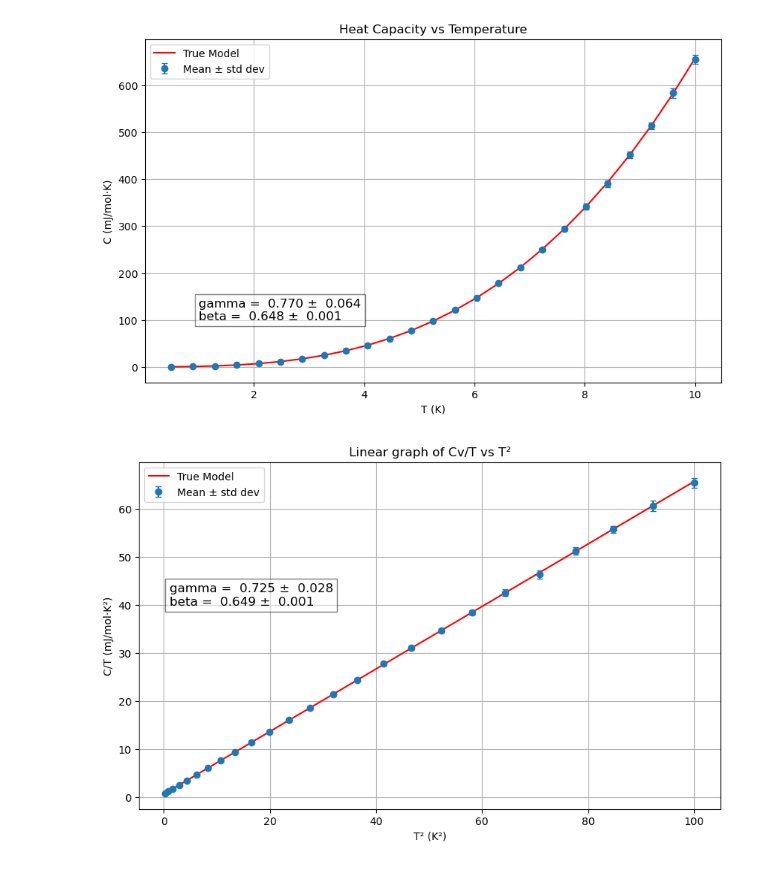
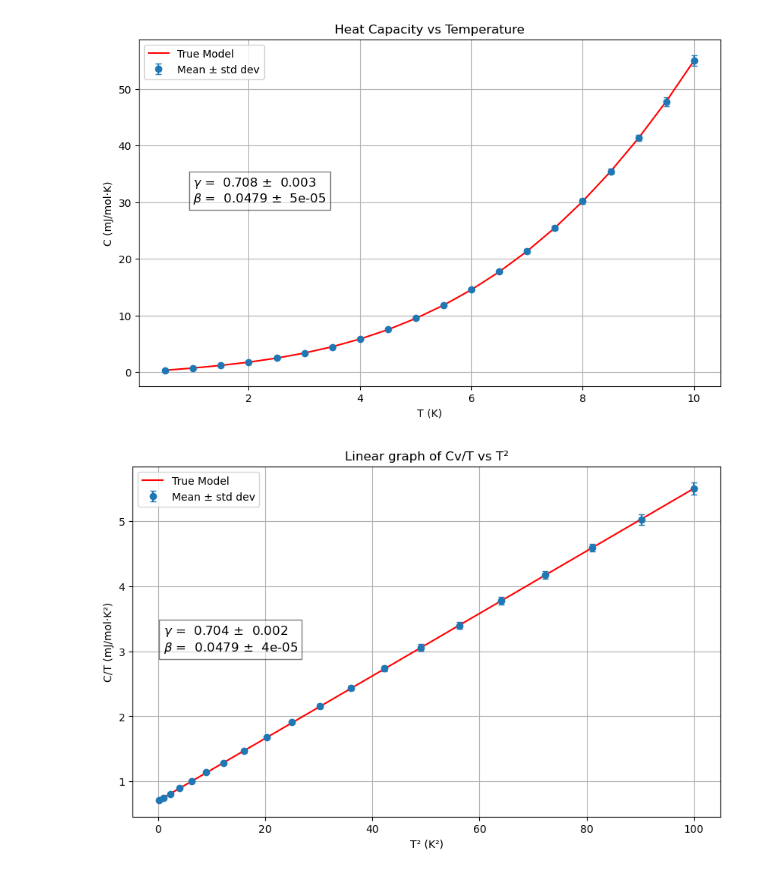
Before and after one commit to amart33/phys381-final-project-Antonio-Martinez, a Jupyter notebook: Heat_Capacity_Simulation.ipynb, the cells around one changed output. Drawn from its saved outputs; the diff is of its cells as text; code cells hidden in the pictures.

```diff
--- a/Heat_Capacity_Simulation.ipynb
+++ b/Heat_Capacity_Simulation.ipynb
@@ -31,7 +31,7 @@ plt.show()
 # %%
 #Simulation of Copper with just added random noise
 T = np.linspace(0.5, 10, 200)
-C = heat(T, 0.70, 0.65)
+C = heat(T, 0.70, 4.8E-2)
 Cv= C + np.random.normal(0, 0.015*C)
 C_T= C/T
 
@@ -62,8 +62,8 @@ plt.show()
 # %%
 #Repeated trials like an experiment
 gamma = 0.70
-beta = 0.65
-n= 25
+beta = 4.8E-2
+n= 20
 T = np.linspace(0.5, 10, n)
 
 
@@ -93,38 +93,38 @@ CvT_mean = np.array(CvT_mean)
 CvT_std = np.array(CvT_std)
 
 #Curve Fits
-popt1, pcov1 = curve_fit(heat, T, Cv_mean, p0 = [1, 1])
-popt2, pcov2 = curve_fit(C_over_T, T, CvT_mean, p0 = [1, 1])
+popt1, pcov1 = curve_fit(heat, T, Cv_mean, p0 = [.5, .5])
+popt2, pcov2 = curve_fit(C_over_T, T, CvT_mean, p0 = [.5, .5])
 
 gamma1_fit, beta1_fit = popt1
 gamma1_err, beta1_err = np.sqrt(np.diag(pcov1))
 
 gamma2_fit, beta2_fit = popt2
 gamma2_err, beta2_err = np.sqrt(np.diag(pcov2))
 
 plt.figure(figsize=(10, 6))
 plt.errorbar(T, Cv_mean, yerr=Cv_std, fmt='o', capsize=3, label="Mean ± std dev")
 plt.plot(T, heat(T, gamma, beta), label="True Model", color='red')
 plt.xlabel("T (K)")
 plt.ylabel("C (mJ/mol·K)")
 plt.title("Heat Capacity vs Temperature")
-fit_text = f'gamma = {gamma1_fit: .3f} ± {gamma1_err: .3f}\nbeta = {beta1_fit: .3f} ± {beta1_err: .3f}'
-plt.text(1, 100, fit_text, fontsize=12, bbox=dict(facecolor='white', alpha=0.5, edgecolor = 'black'))
+fit_text = f'$\\gamma$ = {gamma1_fit: .3} ± {gamma1_err: .1}\n$\\beta$ = {beta1_fit: .3} ± {beta1_err: .1}'
+plt.text(1, 30, fit_text, fontsize=12, bbox=dict(facecolor='white', alpha=0.5, edgecolor = 'black'))
 plt.grid(True)
 plt.legend()
 plt.show()
 
 plt.figure(figsize=(10, 6))
 plt.errorbar(T_square, CvT_mean, yerr=CvT_std, fmt='o', capsize=3, label="Mean ± std dev")
 plt.plot(T**2, heat(T, gamma, beta)/T, label="True Model", color='red')
 plt.xlabel("T\u00b2 (K\u00b2)")
 plt.ylabel("C/T (mJ/mol·K\u00b2)")
 plt.title("Linear graph of Cv/T vs T\u00b2")
-fit_text = f'gamma = {gamma2_fit: .3f} ± {gamma2_err: .3f}\nbeta = {beta2_fit: .3f} ± {beta2_err: .3f}'
-plt.text(1, 40, fit_text, fontsize=12, bbox=dict(facecolor='white', alpha=0.5, edgecolor = 'black'))
+fit_text = f'$\\gamma$ = {gamma2_fit: .3} ± {gamma2_err: .1}\n$\\beta$ = {beta2_fit: .3} ± {beta2_err: .1}'
+plt.text(1, 3, fit_text, fontsize=12, bbox=dict(facecolor='white', alpha=0.5, edgecolor = 'black'))
 plt.grid(True)
 plt.legend()
 plt.show()
 # %% [output]
-[figure, old version]
+[figure, new version]
-[figure, old version]
+[figure, new version]
```
Also changed, not shown: parts of 4 cells of this notebook.
